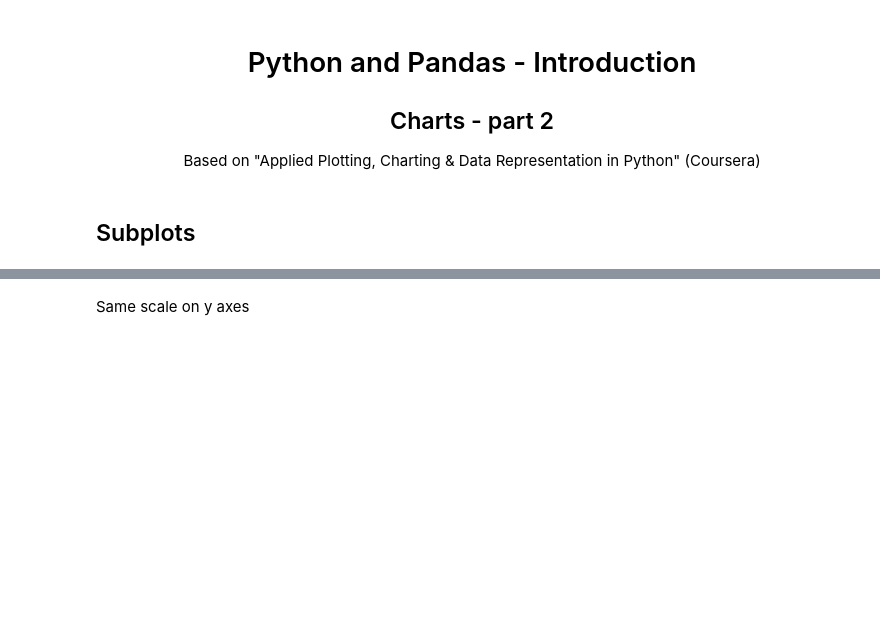
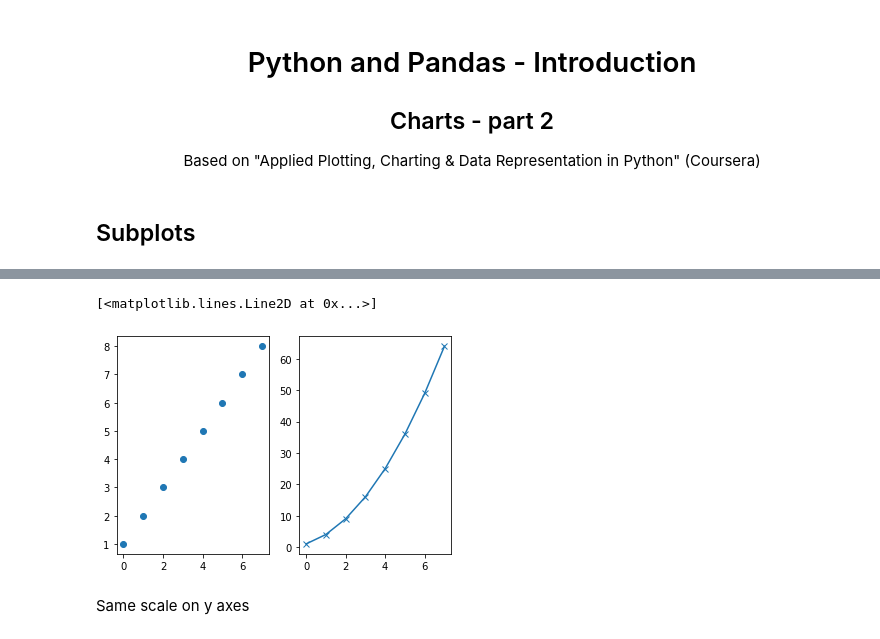
Before and after one commit to For-Chance/CourseOfConstructionInformation, a Jupyter notebook: Class/Class_06/05_Charts_2/05 - Charts 2 - Empty.ipynb, the cells around one changed output, grey strips where cells are left out. Saved outputs shown, nothing was run; the diff lists cells and outputs as text; code cells hidden in the pictures; blank space fills up the shorter version.

```diff
--- a/Class/Class_06/05_Charts_2/05 - Charts 2 - Empty.ipynb
+++ b/Class/Class_06/05_Charts_2/05 - Charts 2 - Empty.ipynb
@@ -11,2 +28,12 @@ Based on "Applied Plotting, Charting & Data Representation in Python" (Coursera)
+# %%
+plt.figure()
+ax1 = plt.subplot(1, 2, 1)
+plt.plot(linear_data, 'o')
+
+plt.subplot(1, 2, 2, sharey = ax1)  # 'sharey' control the scale
+plt.plot(exponential_data, '-x')
+# %% [output]
+[<matplotlib.lines.Line2D at 0x...>]
+[figure, added]
 # %% [markdown]
 Same scale on y axes
```
Also changed, not shown: parts of 29 cells of this notebook, 17 other files.
